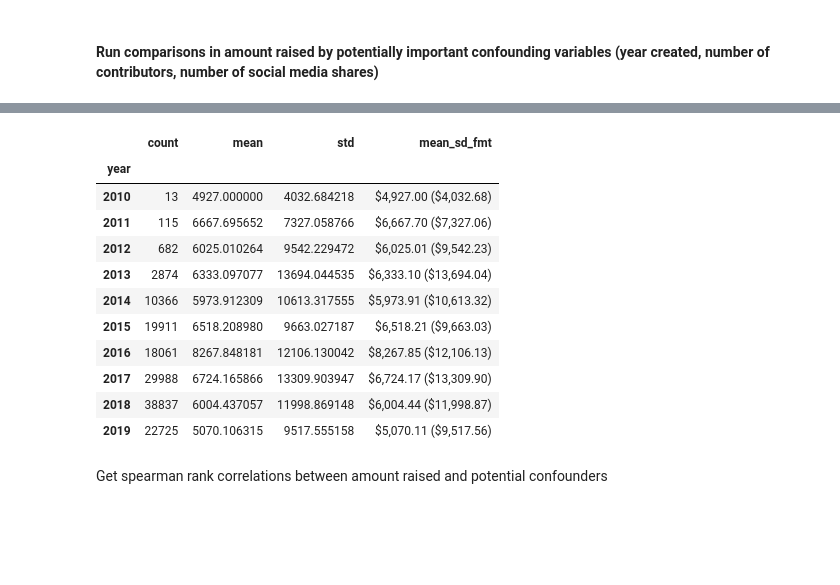
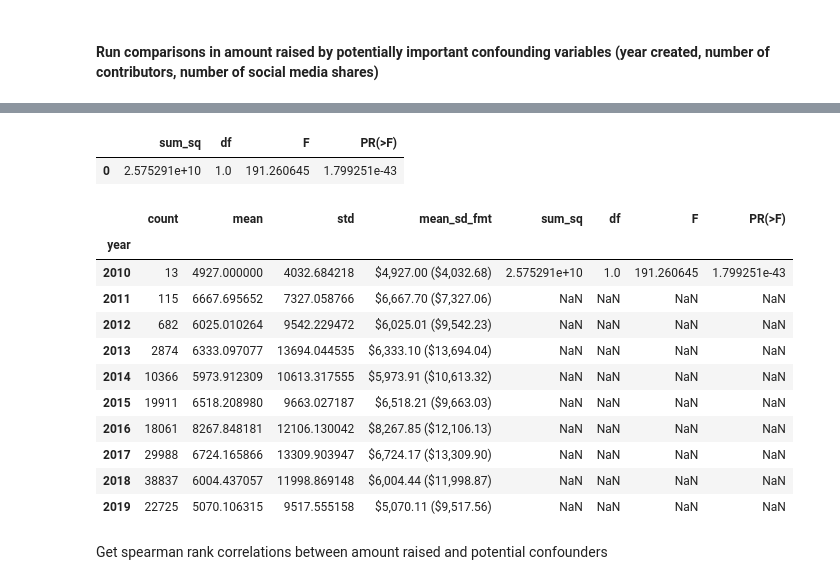
Before and after one commit to silverer/cancer-crowdfunding-explorer, a Jupyter notebook: notebooks/Perform analysis on census and GFM data.ipynb, the cells around one changed output, grey strips where cells are left out. Drawn from its saved outputs; the diff is of its cells as text; code cells hidden in the pictures; blank space fills up the shorter version.

```diff
--- a/notebooks/Perform analysis on census and GFM data.ipynb
+++ b/notebooks/Perform analysis on census and GFM data.ipynb
@@ -662,7 +662,7 @@ for c in comparisons:
 
     aov_table = sm.stats.anova_lm(mod, typ=2)
     aov_table.reset_index(inplace=True)
-    print(aov_table)
+    #print(aov_table)
     multicomp = compare_info_by_group(df, [c], ['year'])
 
     for i in range(0, len(aov_table)):
@@ -675,4 +675,5 @@ for c in comparisons:
     if c == comparisons[0]:
         mc_year = multicomp.copy()
     else:
-        mc_year = pd.concat((mc_year, multicomp), ignore_index=True)
+        mc_year = pd.concat((mc_year, multicomp))
+    #print(mc_year)
@@ -698,26 +696,35 @@ for c in comparisons:
+# %%
+mc_year.loc[mc_year['outcome']=='raised_amnt',
+                                  ['sum_sq', 'df', 'F', 'PR(>F)']].dropna()
+# %% [output]
+|  | sum_sq | df | F | PR(>F) |
+| 0 | 2.575291e+10 | 1.0 | 191.260645 | 1.799251e-43 |
 # %%
 raised_amount_year_info = df.groupby(['year']).agg({'raised_amnt': ['count', 'mean', 'std']})
-#raised_amount_year_info.to_csv(data_io.output_analysis/'raised_amnt_by_year_desc.csv')
-
-
+raised_amnt_anova_yr = mc_year.loc[mc_year['outcome']=='raised_amnt',
+                                  ['sum_sq', 'df', 'F', 'PR(>F)']].dropna()
 
 raised_amount_year_info.columns = ['count', 'mean', 'std']
 raised_amount_year_info['mean_sd_fmt'] = raised_amount_year_info.apply(lambda x: format_mean_sd(x['mean'],
                                                                                                x['std']),
                                                                       axis = 1)
+#Add ANOVA results to summary dataframe
+for c in raised_amnt_anova_yr.columns:
+    raised_amount_year_info.loc[2010, c] = raised_amnt_anova_yr.loc[0, c]
+
 raised_amount_year_info
 # %% [output]
-|  | count | mean | std | mean_sd_fmt |
-| year |  |  |  |  |
-| 2010 | 13 | 4927.000000 | 4032.684218 | $4,927.00 ($4,032.68) |
-| 2011 | 115 | 6667.695652 | 7327.058766 | $6,667.70 ($7,327.06) |
-| 2012 | 682 | 6025.010264 | 9542.229472 | $6,025.01 ($9,542.23) |
-| 2013 | 2874 | 6333.097077 | 13694.044535 | $6,333.10 ($13,694.04) |
-| 2014 | 10366 | 5973.912309 | 10613.317555 | $5,973.91 ($10,613.32) |
-| 2015 | 19911 | 6518.208980 | 9663.027187 | $6,518.21 ($9,663.03) |
-| 2016 | 18061 | 8267.848181 | 12106.130042 | $8,267.85 ($12,106.13) |
-| 2017 | 29988 | 6724.165866 | 13309.903947 | $6,724.17 ($13,309.90) |
-| 2018 | 38837 | 6004.437057 | 11998.869148 | $6,004.44 ($11,998.87) |
-| 2019 | 22725 | 5070.106315 | 9517.555158 | $5,070.11 ($9,517.56) |
+|  | count | mean | std | mean_sd_fmt | sum_sq | df | F | PR(>F) |
+| year |  |  |  |  |  |  |  |  |
+| 2010 | 13 | 4927.000000 | 4032.684218 | $4,927.00 ($4,032.68) | 2.575291e+10 | 1.0 | 191.260645 | 1.799251e-43 |
+| 2011 | 115 | 6667.695652 | 7327.058766 | $6,667.70 ($7,327.06) | NaN | NaN | NaN | NaN |
+| 2012 | 682 | 6025.010264 | 9542.229472 | $6,025.01 ($9,542.23) | NaN | NaN | NaN | NaN |
+| 2013 | 2874 | 6333.097077 | 13694.044535 | $6,333.10 ($13,694.04) | NaN | NaN | NaN | NaN |
+| 2014 | 10366 | 5973.912309 | 10613.317555 | $5,973.91 ($10,613.32) | NaN | NaN | NaN | NaN |
+| 2015 | 19911 | 6518.208980 | 9663.027187 | $6,518.21 ($9,663.03) | NaN | NaN | NaN | NaN |
+| 2016 | 18061 | 8267.848181 | 12106.130042 | $8,267.85 ($12,106.13) | NaN | NaN | NaN | NaN |
+| 2017 | 29988 | 6724.165866 | 13309.903947 | $6,724.17 ($13,309.90) | NaN | NaN | NaN | NaN |
+| 2018 | 38837 | 6004.437057 | 11998.869148 | $6,004.44 ($11,998.87) | NaN | NaN | NaN | NaN |
+| 2019 | 22725 | 5070.106315 | 9517.555158 | $5,070.11 ($9,517.56) | NaN | NaN | NaN | NaN |
 # %%
 if save:
```
Also changed, not shown: parts of 16 cells of this notebook, 21 other files.
